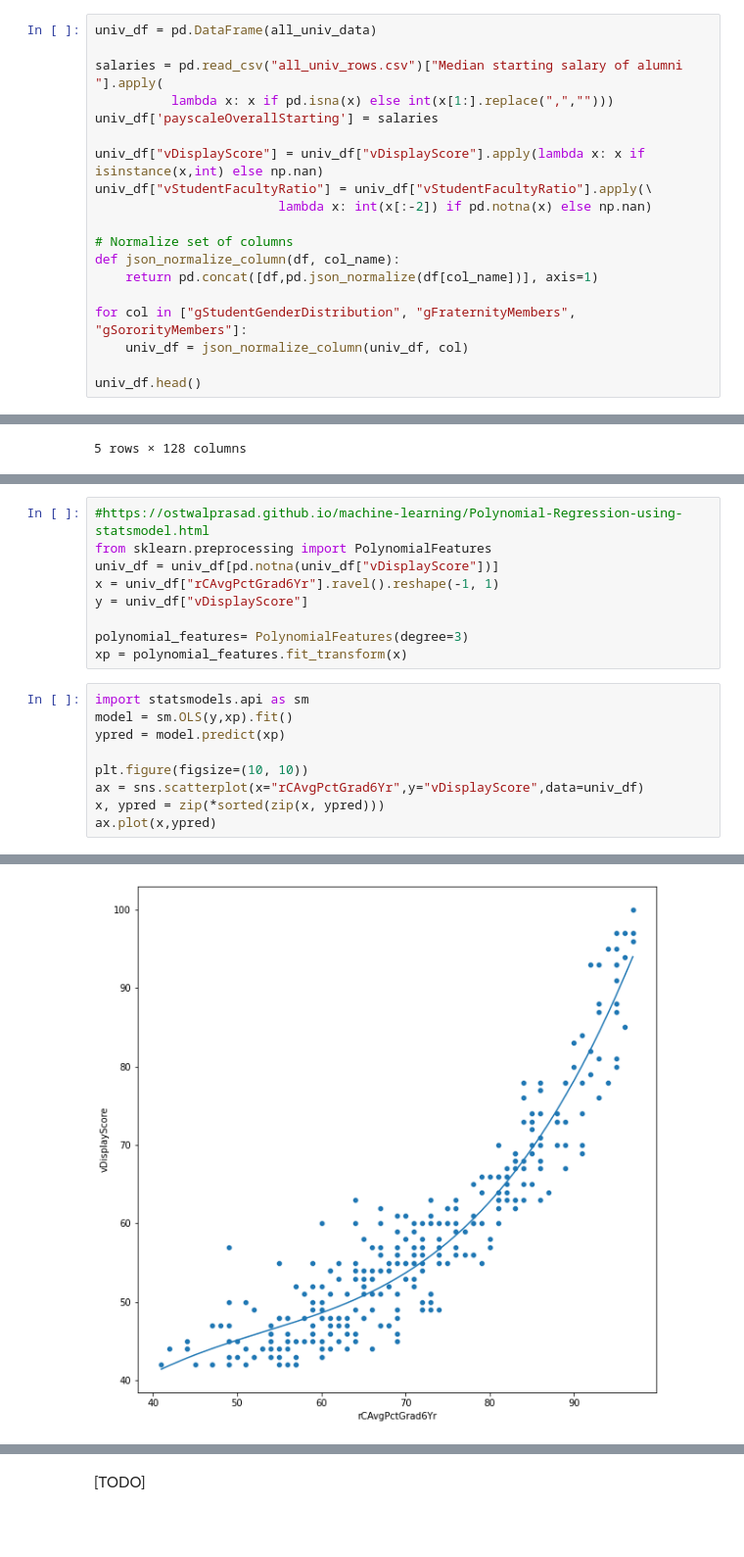
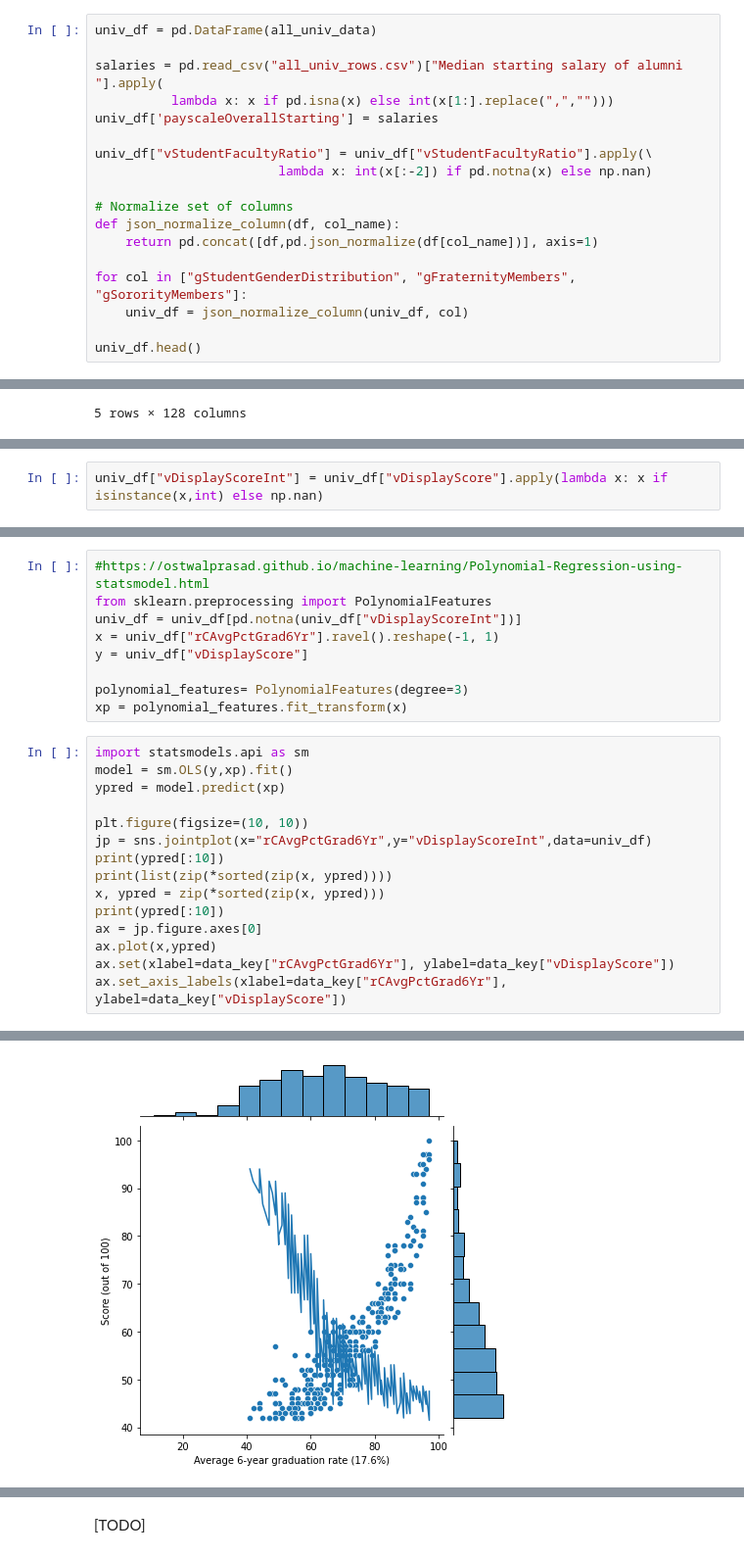
Before and after one commit to Aurathic/USNews-Colleges-Web-Scraper, a Jupyter notebook: python_web_scraper/web_scraping_2.ipynb, the cells around one changed output, grey strips where cells are left out. Shown at 98% size. Saved outputs shown, nothing was run; the diff lists cells and outputs as text; blank space fills up the shorter version.

Commit message:
Even more fiddling with order, modifications to graphs, etc.

```diff
--- a/python_web_scraper/web_scraping_2.ipynb
+++ b/python_web_scraper/web_scraping_2.ipynb
@@ -170,7 +178,6 @@ salaries = pd.read_csv("all_univ_rows.csv")["Median starting salary of alumni "]
           lambda x: x if pd.isna(x) else int(x[1:].replace(",","")))
 univ_df['payscaleOverallStarting'] = salaries
 
-univ_df["vDisplayScore"] = univ_df["vDisplayScore"].apply(lambda x: x if isinstance(x,int) else np.nan)
 univ_df["vStudentFacultyRatio"] = univ_df["vStudentFacultyRatio"].apply(\
                         lambda x: int(x[:-2]) if pd.notna(x) else np.nan)
 
@@ -261,0 +228,2 @@ The problem here is mapping these majors to any specific data set is really hard
+# %%
+univ_df["vDisplayScoreInt"] = univ_df["vDisplayScore"].apply(lambda x: x if isinstance(x,int) else np.nan)
@@ -294,7 +269,7 @@ The apparent strength of the graduation rate versus score relationship on the gr
 # %%
 #https://ostwalprasad.github.io/machine-learning/Polynomial-Regression-using-statsmodel.html
 from sklearn.preprocessing import PolynomialFeatures
-univ_df = univ_df[pd.notna(univ_df["vDisplayScore"])]
+univ_df = univ_df[pd.notna(univ_df["vDisplayScoreInt"])]
 x = univ_df["rCAvgPctGrad6Yr"].ravel().reshape(-1, 1)
 y = univ_df["vDisplayScore"]
 
@@ -306,7 +281,13 @@ model = sm.OLS(y,xp).fit()
 ypred = model.predict(xp)
 
 plt.figure(figsize=(10, 10))
-ax = sns.scatterplot(x="rCAvgPctGrad6Yr",y="vDisplayScore",data=univ_df)
+jp = sns.jointplot(x="rCAvgPctGrad6Yr",y="vDisplayScoreInt",data=univ_df)
+print(ypred[:10])
+print(list(zip(*sorted(zip(x, ypred))))
 x, ypred = zip(*sorted(zip(x, ypred)))
+print(ypred[:10])
+ax = jp.figure.axes[0]
 ax.plot(x,ypred)
+ax.set(xlabel=data_key["rCAvgPctGrad6Yr"], ylabel=data_key["vDisplayScore"])
+ax.set_axis_labels(xlabel=data_key["rCAvgPctGrad6Yr"], ylabel=data_key["vDisplayScore"])
 # %% [output]
@@ -314,4 +300,4 @@ ax.plot(x,ypred)
-[figure, old version]
+[figure, new version]
 # %%
 model.summary()
 # %% [output]
```
Also changed, not shown: parts of 55 cells of this notebook.
